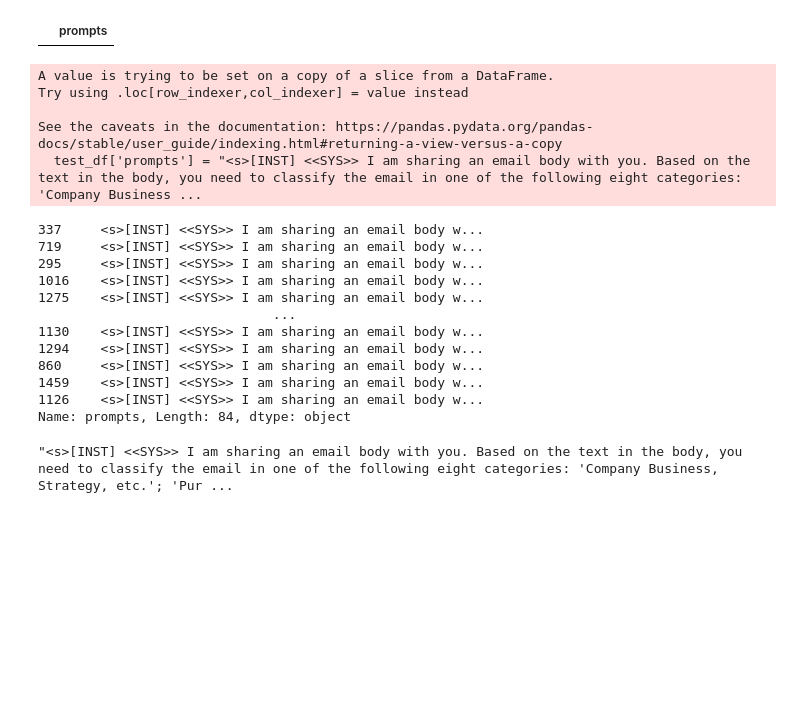
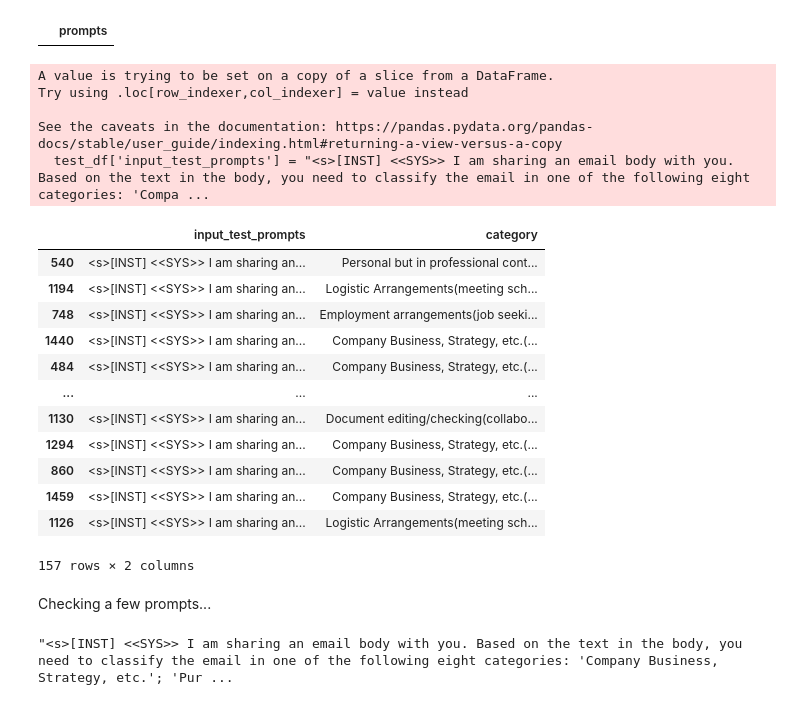
Before and after one commit to neelblabla/large_language_models_for_processing_emails, a Jupyter notebook: 1_data_preparation_and_eda/3_labeled_df_for_finetuning_using_RE.ipynb, the cells around one changed output. Saved outputs shown, nothing was run; the diff lists cells and outputs as text; code cells hidden in the pictures; blank space fills up the shorter version.

Commit message:
updated notebook for creating testing and training prompts

```diff
--- a/1_data_preparation_and_eda/3_labeled_df_for_finetuning_using_RE.ipynb
+++ b/1_data_preparation_and_eda/3_labeled_df_for_finetuning_using_RE.ipynb
@@ -161,30 +164,35 @@ prompts_df[prompts_df['prompts']=='nan']
 # %% [output]
 |  | prompts |
 # %%
-# creating prompts for fine-tuning the model
-test_df['prompts'] = "<s>[INST] <<SYS>> I am sharing an email body with you. Based on the text in the body, you need to classify the email in one of the following eight categories: 'Company Business, Strategy, etc.'; 'Purely Personal'; 'Personal but in professional context (e.g., it was good working with you)'; 'Logistic Arrangements (meeting scheduling, technical support, etc)'; 'Employment arrangements (job seeking, hiring, recommendations, etc)'; 'Document editing/checking (collaboration)'; 'Empty message (due to missing attachment)'; 'Empty message'. <</SYS>> Mail: " + test_df['body'] + " [/INST] Category: " + test_df['category']
-prompts_df_test = pd.DataFrame(columns=['prompts'])
-prompts_df_test['prompts'] = test_df['prompts'].astype(str)
-prompts_df_test = prompts_df_test.drop(prompts_df_test[prompts_df_test['prompts'] == 'nan'].index)
+# # creating testing dataset
+
+test_df['input_test_prompts'] = "<s>[INST] <<SYS>> I am sharing an email body with you. Based on the text in the body, you need to classify the email in one of the following eight categories: 'Company Business, Strategy, etc.'; 'Purely Personal'; 'Personal but in professional context (e.g., it was good working with you)'; 'Logistic Arrangements (meeting scheduling, technical support, etc)'; 'Employment arrangements (job seeking, hiring, recommendations, etc)'; 'Document editing/checking (collaboration)'; 'Empty message (due to missing attachment)'; 'Empty message'. <</SYS>> Mail: " + test_df['body'] + " [/INST] Category: "
+prompts_df_test = pd.DataFrame(columns=['input_test_prompts', 'category'])
+prompts_df_test['input_test_prompts'] = test_df['input_test_prompts'].astype(str)
+prompts_df_test['category'] = test_df['category'].astype(str)
+prompts_df_test = prompts_df_test.drop(prompts_df_test[prompts_df_test['input_test_prompts'] == 'nan'].index)
 prompts_df_test.reset_index()
 prompts_df_test.to_csv('prompts_test.csv', index=False)
-prompts_df_test['prompts']
+prompts_df_test
 # %% [output]
 A value is trying to be set on a copy of a slice from a DataFrame.
 Try using .loc[row_indexer,col_indexer] = value instead
 
 See the caveats in the documentation: https://pandas.pydata.org/pandas-docs/stable/user_guide/indexing.html#returning-a-view-versus-a-copy
-  test_df['prompts'] = "<s>[INST] <<SYS>> I am sharing an email body with you. Based on the text in the body, you need to classify the email in one of the following eight categories: 'Company Business ...
+  test_df['input_test_prompts'] = "<s>[INST] <<SYS>> I am sharing an email body with you. Based on the text in the body, you need to classify the email in one of the following eight categories: 'Compa ...
+|  | input_test_prompts | category |
+| 540 | <s>[INST] <<SYS>> I am sharing an... | Personal but in professional cont... |
+| 1194 | <s>[INST] <<SYS>> I am sharing an... | Logistic Arrangements(meeting sch... |
+| 748 | <s>[INST] <<SYS>> I am sharing an... | Employment arrangements(job seeki... |
+| 1440 | <s>[INST] <<SYS>> I am sharing an... | Company Business, Strategy, etc.(... |
+| 484 | <s>[INST] <<SYS>> I am sharing an... | Company Business, Strategy, etc.(... |
+| ... | ... | ... |
+| 1130 | <s>[INST] <<SYS>> I am sharing an... | Document editing/checking(collabo... |
+| 1294 | <s>[INST] <<SYS>> I am sharing an... | Company Business, Strategy, etc.(... |
+| 860 | <s>[INST] <<SYS>> I am sharing an... | Company Business, Strategy, etc.(... |
+| 1459 | <s>[INST] <<SYS>> I am sharing an... | Company Business, Strategy, etc.(... |
+| 1126 | <s>[INST] <<SYS>> I am sharing an... | Logistic Arrangements(meeting sch... |
-337     <s>[INST] <<SYS>> I am sharing an email body w...
-719     <s>[INST] <<SYS>> I am sharing an email body w...
-295     <s>[INST] <<SYS>> I am sharing an email body w...
-1016    <s>[INST] <<SYS>> I am sharing an email body w...
-1275    <s>[INST] <<SYS>> I am sharing an email body w...
-                              ...
-1130    <s>[INST] <<SYS>> I am sharing an email body w...
-1294    <s>[INST] <<SYS>> I am sharing an email body w...
-860     <s>[INST] <<SYS>> I am sharing an email body w...
-1459    <s>[INST] <<SYS>> I am sharing an email body w...
-1126    <s>[INST] <<SYS>> I am sharing an email body w...
-Name: prompts, Length: 84, dtype: object
+157 rows × 2 columns
+# %% [markdown]
+Checking a few prompts...
 # %%
```
Also changed, not shown: parts of 8 cells of this notebook, 6 other files.
